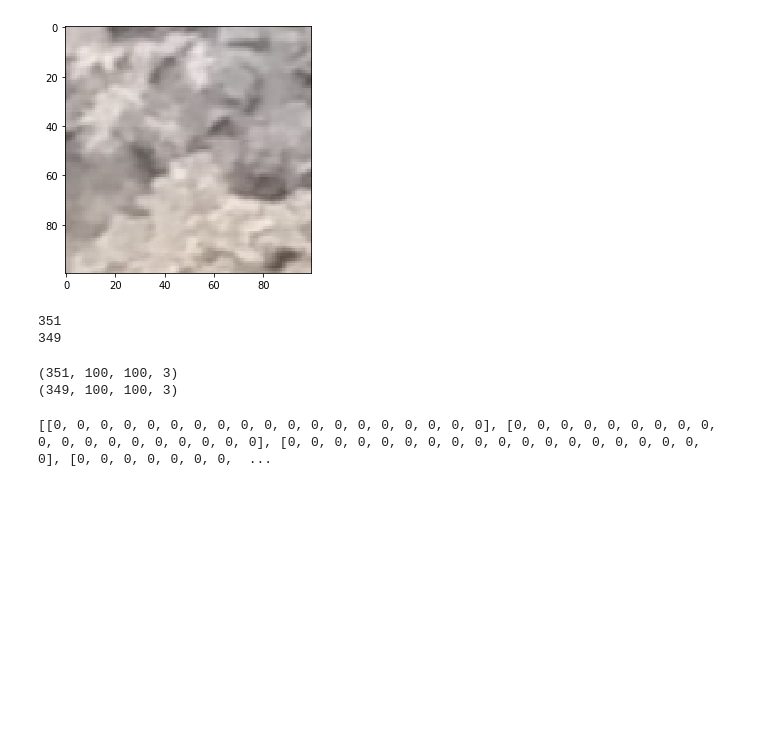
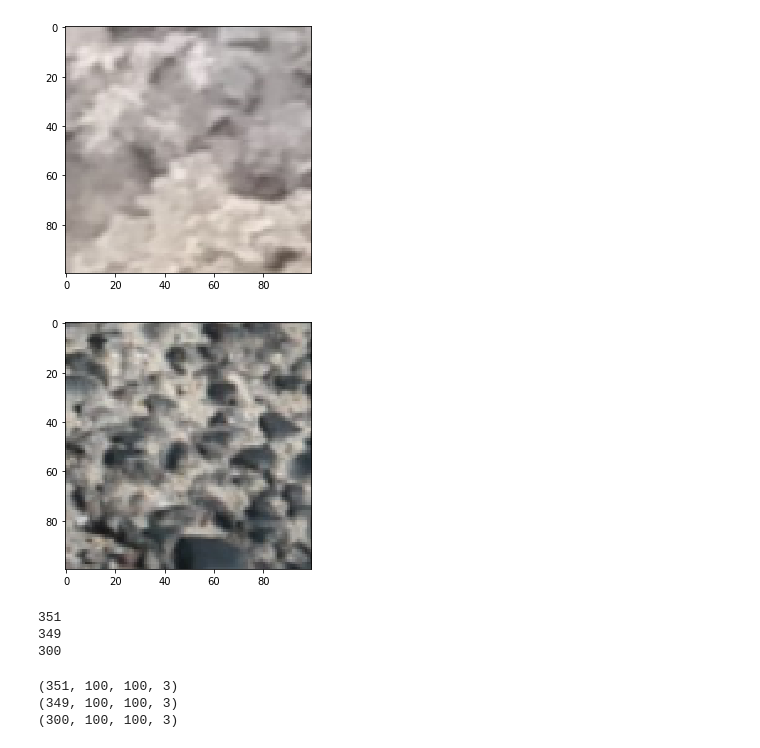
Before and after one commit to Vineet2107/Deep-Neural-Networks-with-PyTorch, a Jupyter notebook: Assignment1_CE784.ipynb, the cells around one changed output. Cells and saved outputs as stored; diff of their text form; code cells hidden in the pictures; blank space fills up the shorter version.

```diff
--- a/Assignment1_CE784.ipynb
+++ b/Assignment1_CE784.ipynb
@@ -35,6 +35,7 @@ test_path = '/content/drive/MyDrive/mod_ravelling_dataset/test'
 # %%
 Non_raveling_data = '/content/drive/MyDrive/mod_ravelling_dataset/train/Non_raveling'
 Raveling_data = '/content/drive/MyDrive/mod_ravelling_dataset/train/Raveling'
+test_data = '/content/drive/MyDrive/mod_ravelling_dataset/test'
 # %%
 Non_raveling_data
 # %% [output]
@@ -42,4 +43,5 @@ Non_raveling_data
 # %%
 list_nr = os.listdir(Non_raveling_data)
 list_r = os.listdir(Raveling_data)
+list_test = os.listdir(test_data)
 # %%
@@ -70,12 +72,23 @@ for i in range(len(list_r)):
   io.imshow(img)
 # %% [output]
 [figure]
+# %%
+img_test = []
+
+for i in range(len(list_test)):
+  img = io.imread(os.path.join(test_data,list_test[i]))
+  img_test.append(np.array(img))
+  io.imshow(img)
+# %% [output]
+[figure, added]
 # %%
 print(len(img_nr))
 print(len(img_r))
+print(len(img_test))
 # %% [output]
 351
 349
+300
 # %%
 img_nr = np.array(img_nr)
 img_r = np.array(img_r)
@@ -82,14 +96,10 @@ img_r = np.array(img_r)
 # %%
 print(img_nr.shape)
 print(img_r.shape)
+print(img_test.shape)
 # %% [output]
 (351, 100, 100, 3)
 (349, 100, 100, 3)
+(300, 100, 100, 3)
 # %%
 #def mean(arr[][]):
-# %%
-rows, cols = (351, 19)
-imgprop_nr = [[0]*cols]*rows
-print(imgprop_nr)
-# %% [output]
-[[0, 0, 0, 0, 0, 0, 0, 0, 0, 0, 0, 0, 0, 0, 0, 0, 0, 0, 0], [0, 0, 0, 0, 0, 0, 0, 0, 0, 0, 0, 0, 0, 0, 0, 0, 0, 0, 0], [0, 0, 0, 0, 0, 0, 0, 0, 0, 0, 0, 0, 0, 0, 0, 0, 0, 0, 0], [0, 0, 0, 0, 0, 0, 0,  ...
```
Also changed, not shown: parts of 62 cells of this notebook.
